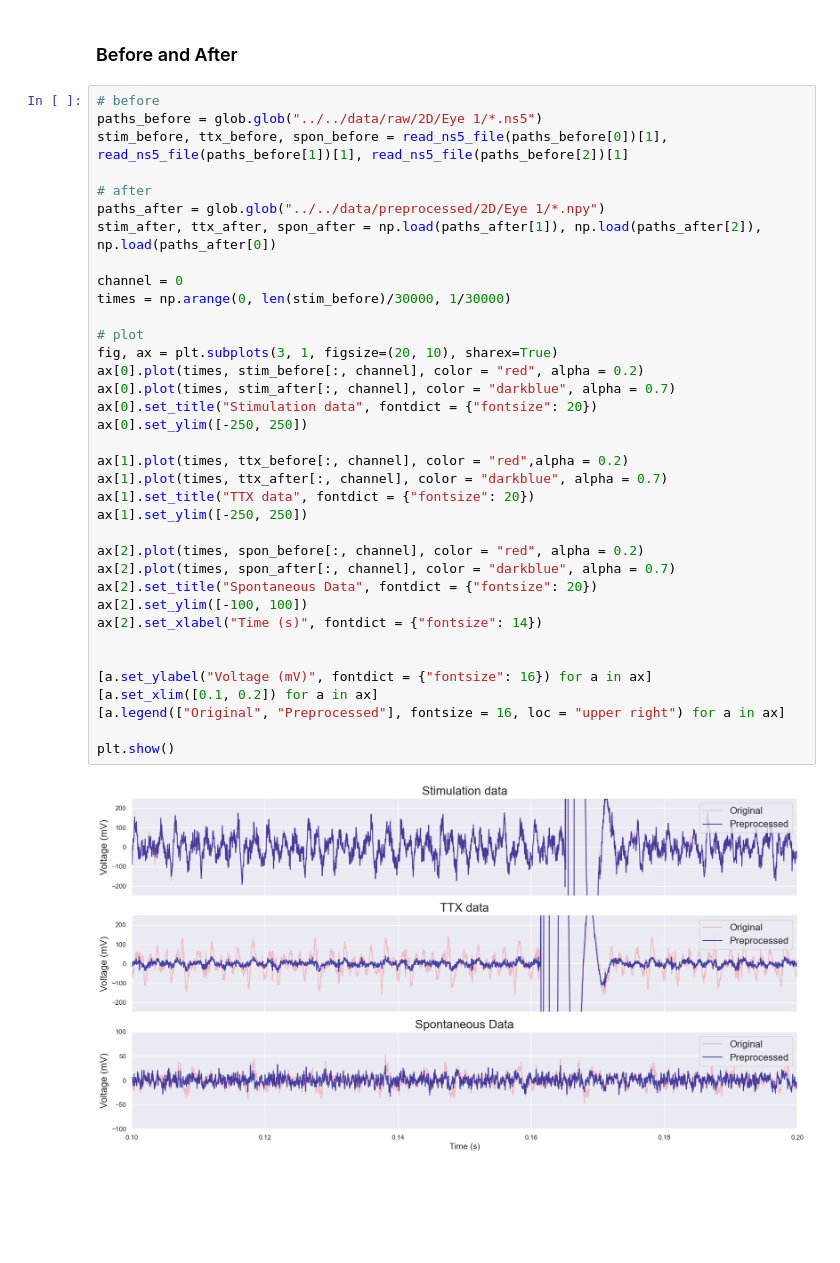
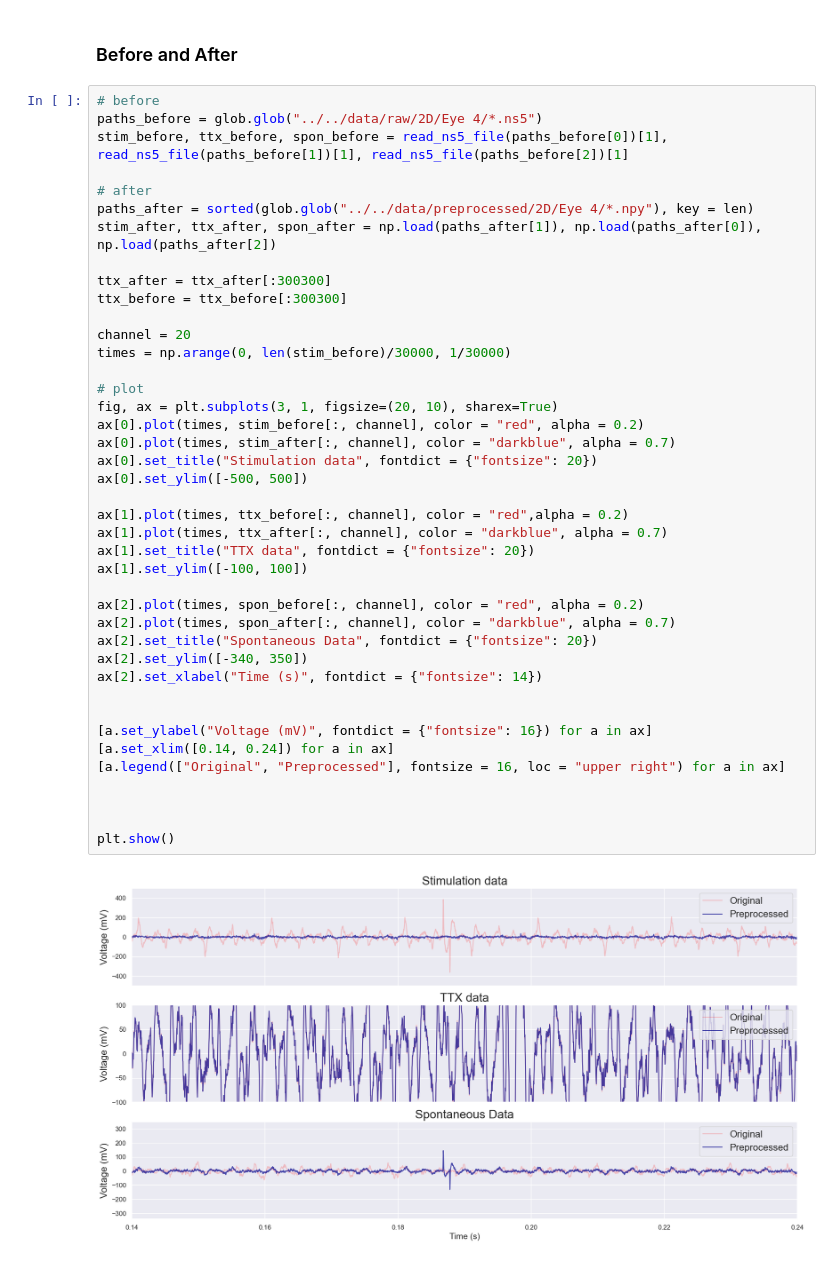
Before and after one commit to TheresaDF/NeuronSpikeEye, a Jupyter notebook: src/visualizations/preprocessing.ipynb, the cells around one changed output. Saved outputs shown, nothing was run; the diff lists cells and outputs as text; blank space fills up the shorter version.

```diff
--- a/src/visualizations/preprocessing.ipynb
+++ b/src/visualizations/preprocessing.ipynb
@@ -13,39 +13,44 @@ sns.set_theme()
 ### Before and After
 # %%
 # before
-paths_before = glob.glob("../../data/raw/2D/Eye 1/*.ns5")
+paths_before = glob.glob("../../data/raw/2D/Eye 4/*.ns5")
 stim_before, ttx_before, spon_before = read_ns5_file(paths_before[0])[1], read_ns5_file(paths_before[1])[1], read_ns5_file(paths_before[2])[1]
 
 # after
-paths_after = glob.glob("../../data/preprocessed/2D/Eye 1/*.npy")
-stim_after, ttx_after, spon_after = np.load(paths_after[1]), np.load(paths_after[2]), np.load(paths_after[0])
+paths_after = sorted(glob.glob("../../data/preprocessed/2D/Eye 4/*.npy"), key = len)
+stim_after, ttx_after, spon_after = np.load(paths_after[1]), np.load(paths_after[0]), np.load(paths_after[2])
 
-channel = 0
+ttx_after = ttx_after[:300300]
+ttx_before = ttx_before[:300300]
+
+channel = 20
 times = np.arange(0, len(stim_before)/30000, 1/30000)
 
 # plot
 fig, ax = plt.subplots(3, 1, figsize=(20, 10), sharex=True)
 ax[0].plot(times, stim_before[:, channel], color = "red", alpha = 0.2)
 ax[0].plot(times, stim_after[:, channel], color = "darkblue", alpha = 0.7)
 ax[0].set_title("Stimulation data", fontdict = {"fontsize": 20})
-ax[0].set_ylim([-250, 250])
+ax[0].set_ylim([-500, 500])
 
 ax[1].plot(times, ttx_before[:, channel], color = "red",alpha = 0.2)
 ax[1].plot(times, ttx_after[:, channel], color = "darkblue", alpha = 0.7)
 ax[1].set_title("TTX data", fontdict = {"fontsize": 20})
-ax[1].set_ylim([-250, 250])
+ax[1].set_ylim([-100, 100])
 
 ax[2].plot(times, spon_before[:, channel], color = "red", alpha = 0.2)
 ax[2].plot(times, spon_after[:, channel], color = "darkblue", alpha = 0.7)
 ax[2].set_title("Spontaneous Data", fontdict = {"fontsize": 20})
-ax[2].set_ylim([-100, 100])
+ax[2].set_ylim([-340, 350])
 ax[2].set_xlabel("Time (s)", fontdict = {"fontsize": 14})
 
 
 [a.set_ylabel("Voltage (mV)", fontdict = {"fontsize": 16}) for a in ax]
-[a.set_xlim([0.1, 0.2]) for a in ax]
+[a.set_xlim([0.14, 0.24]) for a in ax]
 [a.legend(["Original", "Preprocessed"], fontsize = 16, loc = "upper right") for a in ax]
 
+
+
 plt.show()
 # %% [output]
-[figure, old version]
+[figure, new version]
```
